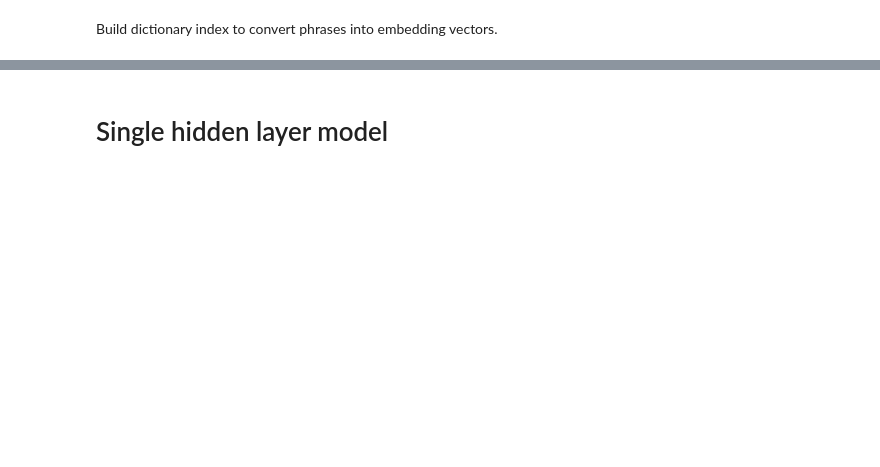
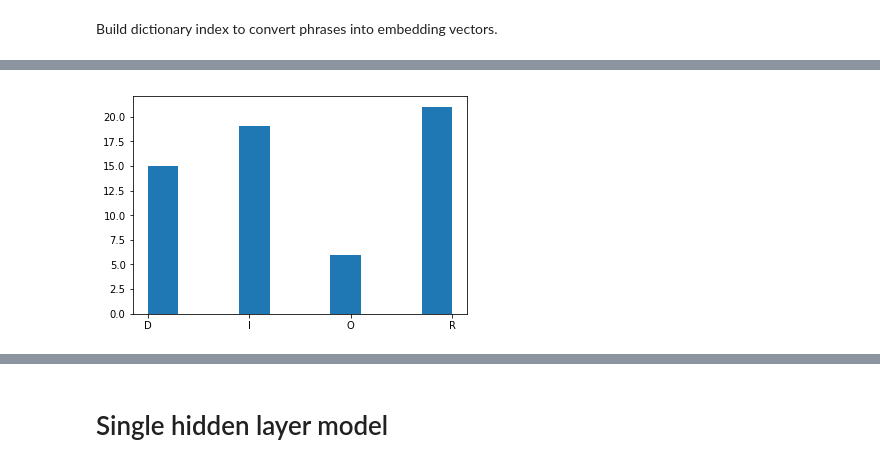
Before and after one commit to SenseTW/classifier, a Jupyter notebook: nbs/join-messages.ipynb, the cells around one changed output, grey strips where cells are left out. Drawn from its saved outputs; the diff is of its cells as text; code cells hidden in the pictures; blank space fills up the shorter version.

```diff
--- a/nbs/join-messages.ipynb
+++ b/nbs/join-messages.ipynb
@@ -126,6 +111,11 @@ Training data: 57
 | 14132 | 2015-08-03 10:14:57 | 黑桐喵 | 原來別人要不要結婚須要所有人一起投票決定。既然都說了「政府對全體人... | R | NaN |
 | 14131 | 2015-08-03 10:21:00 | Janus Chang | 讓更多人可以結婚到底有甚麼問題???? 一堆拿幾千年前教條來干預現... | R | NaN |
 | 14130 | 2015-08-03 13:06:12 | Thomas Chen | 支持婚姻平權.一步到位.台灣並不以宗教立國.人民有人民的格調.請政... | D | NaN |
+# %%
+plt.hist(train.ORID.values)
+plt.show()
+# %% [output]
+[figure, added]
 # %%
 print("Validation data: {count}".format(count=len(valid)))
 valid.head()
```
Also changed, not shown: parts of 20 cells of this notebook, 1 other file.
